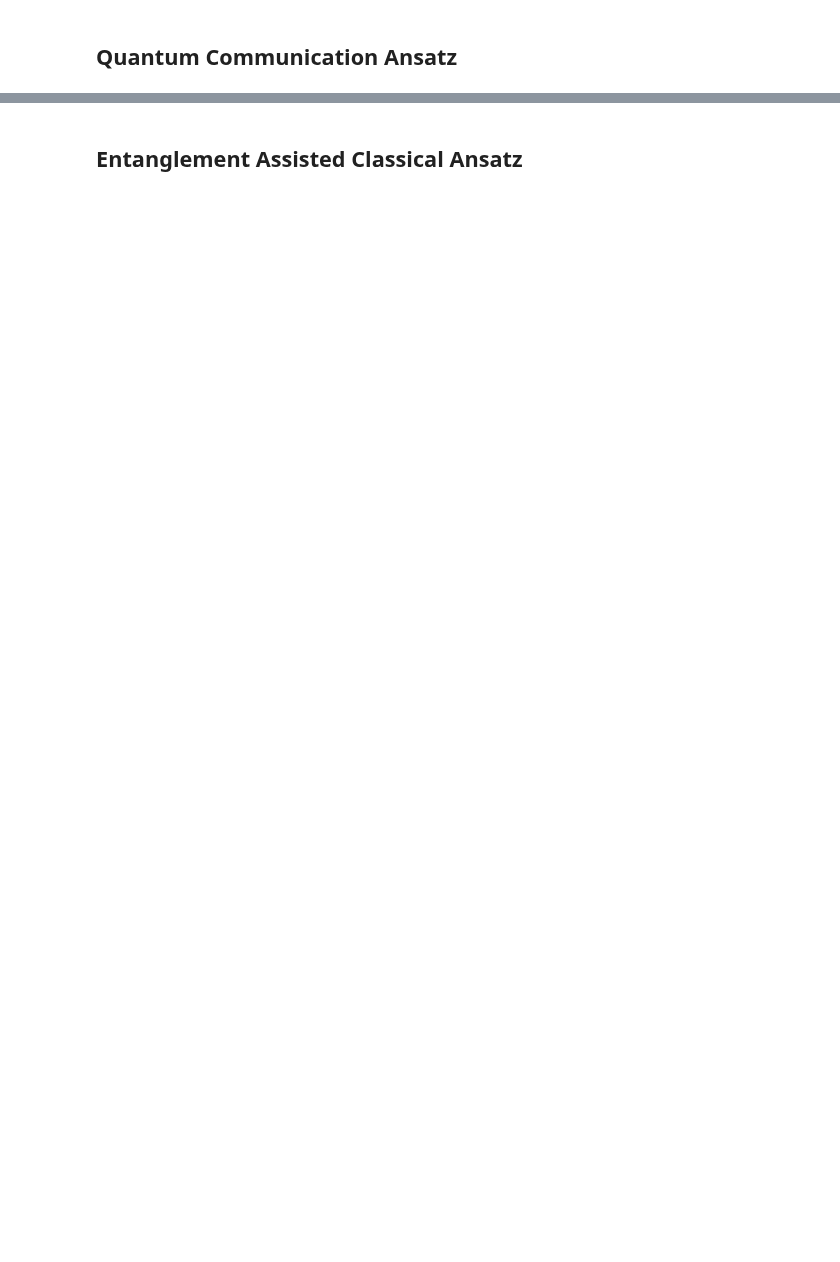
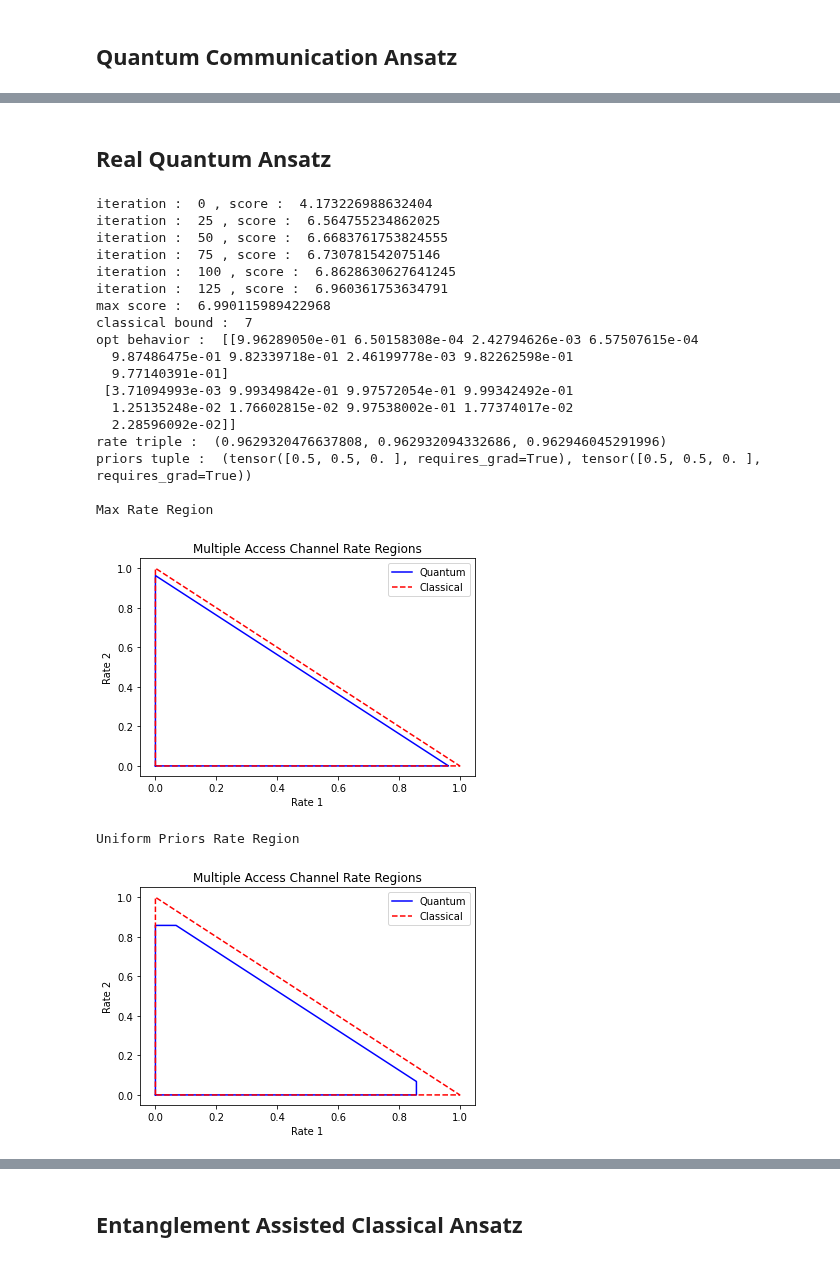
Before and after one commit to ChitambarLab/nonclassicality-in-quantum-communication-networks-supplemental-code, a Jupyter notebook: notebook/finger_printing_inequality_bisender_mac.ipynb, the cells around one changed output, grey strips where cells are left out. Drawn from its saved outputs; the diff is of its cells as text; code cells hidden in the pictures; blank space fills up the shorter version.

```diff
--- a/notebook/finger_printing_inequality_bisender_mac.ipynb
+++ b/notebook/finger_printing_inequality_bisender_mac.ipynb
@@ -19,6 +19,23 @@ arb_meas_nodes = [
 ]
 
 arb_ansatz = QNopt.NetworkAnsatz(arb_prep_nodes, arb_meas_nodes)
+
+real_prep_nodes = [
+    QNopt.PrepareNode(3, [0], QNopt.local_RY, 1),
+    QNopt.PrepareNode(3, [1], QNopt.local_RY, 1),
+]
+
+def CNOT_RY(settings, wires):
+    qml.CNOT(wires=wires)
+    QNopt.local_RY(settings, wires)
+
+real_meas_nodes = [
+    QNopt.MeasureNode(1, 2, [0,1], CNOT_RY, 2)
+]
+
+
+real_ansatz = QNopt.NetworkAnsatz(real_prep_nodes, real_meas_nodes)
+
 
 def local_arb_rot(settings, wires):
     qml.templates.subroutines.ArbitraryUnitary(settings[0:3], wires=[wires[0]])
@@ -41,6 +58,17 @@ ea_meas_nodes = [
 ]
 
 ea_ansatz = QNopt.NetworkAnsatz(ea_prep_nodes, ea_meas_nodes)
+
+bell_ea_prep_nodes = [
+    QNopt.PrepareNode(1,[0,1],QNopt.ghz_state, 0)
+]
+local_RY_meas_nodes = [
+    QNopt.MeasureNode(3,2,[0],QNopt.local_RY, 1),
+    QNopt.MeasureNode(3,1,[1],QNopt.local_RY, 1),
+]
+
+
+bell_ea_ansatz = QNopt.NetworkAnsatz(bell_ea_prep_nodes, local_RY_meas_nodes)
 # %%
 def mac_rate_region(mac_ansatz, inequality, priors_range):
 
@@ -50,13 +78,16 @@ def mac_rate_region(mac_ansatz, inequality, priors_range):
 
     cost = QNopt.linear_probs_cost(mac_ansatz, inequality, post_processing_map)
 
-    opt_dict = QNopt.gradient_descent(cost, rand_settings, step_size=0.1, num_steps=100, sample_width=25)
+    opt_dict = QNopt.gradient_descent(cost, rand_settings, step_size=0.1, num_steps=150, sample_width=25)
 
     print("max score : ", opt_dict["opt_score"])
+    print("opt settings : ", opt_dict["opt_settings"])
     print("classical bound : ", 7)
 
     mac_behavior = QNopt.behavior(mac_ansatz, post_processing_map = post_processing_map)
     opt_behavior = mac_behavior(opt_dict["opt_settings"])
+
+    print("opt behavior : ", opt_behavior)
 
     rates = []
     priors = []
@@ -76,10 +107,15 @@ def mac_rate_region(mac_ansatz, inequality, priors_range):
     print("\nMax Rate Region")
     plot_rate_region(max_rate_tuple)
 
+
     print("\nUniform Priors Rate Region")
     uniform_rates = bisender_mac_mutual_info(opt_behavior, np.ones(3)/3, np.ones(3)/3)
     plot_rate_region(uniform_rates)
 
+    fp_violation = opt_dict["opt_score"] - 7
+
+    return fp_violation, max_rate_tuple
+
 
 scan_range_10 = priors_scan_range(10)
 # %% [markdown]
@@ -135,0 +191,30 @@ Wall time: 27.6 s
+# %% [markdown]
+## Real Quantum Ansatz
+# %%
+%%time
+
+np.random.seed(45)
+
+real_violation, real_rate_tuple = mac_rate_region(real_ansatz, finger_printing_ineq, scan_range_10)
+# %% [output]
+iteration :  0 , score :  4.173226988632404
+iteration :  25 , score :  6.564755234862025
+iteration :  50 , score :  6.6683761753824555
+iteration :  75 , score :  6.730781542075146
+iteration :  100 , score :  6.8628630627641245
+iteration :  125 , score :  6.960361753634791
+max score :  6.990115989422968
+classical bound :  7
+opt behavior :  [[9.96289050e-01 6.50158308e-04 2.42794626e-03 6.57507615e-04
+  9.87486475e-01 9.82339718e-01 2.46199778e-03 9.82262598e-01
+  9.77140391e-01]
+ [3.71094993e-03 9.99349842e-01 9.97572054e-01 9.99342492e-01
+  1.25135248e-02 1.76602815e-02 9.97538002e-01 1.77374017e-02
+  2.28596092e-02]]
+rate triple :  (0.9629320476637808, 0.962932094332686, 0.962946045291996)
+priors tuple :  (tensor([0.5, 0.5, 0. ], requires_grad=True), tensor([0.5, 0.5, 0. ], requires_grad=True))
+
+Max Rate Region
+[figure, added]
+Uniform Priors Rate Region
+[figure, added]
```
Also changed, not shown: parts of 12 cells of this notebook, 4 other files.
